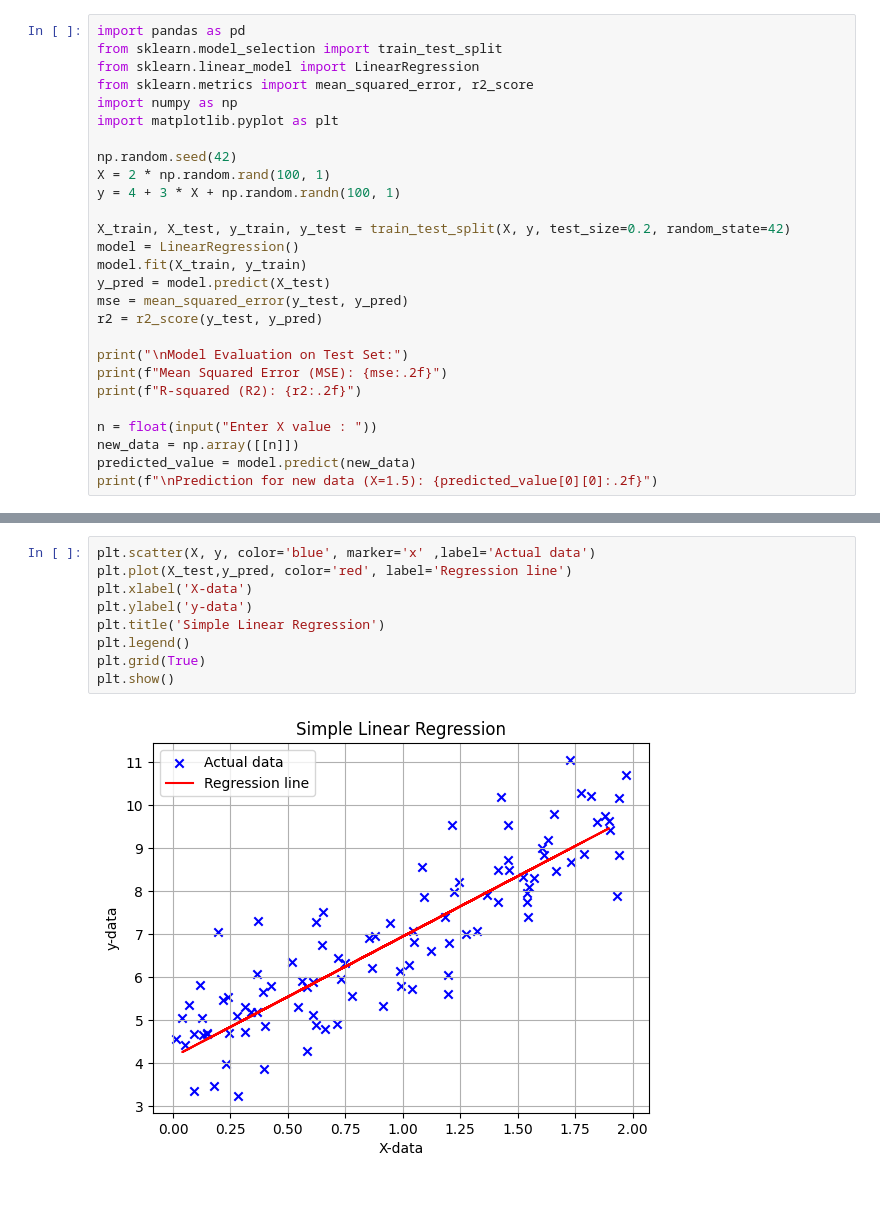
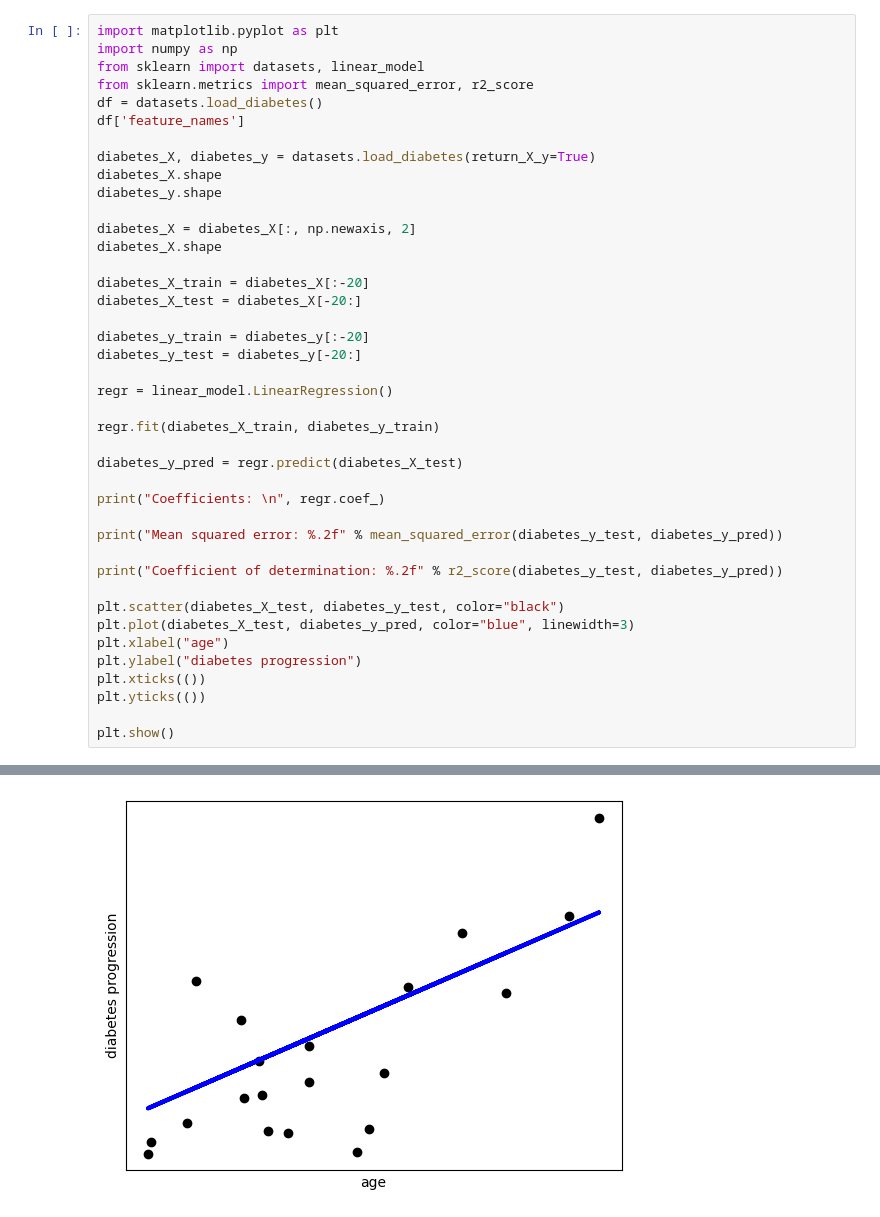
Before and after one commit to bhavanatheruvath/DSLAB, a Jupyter notebook: exp8.ipynb, the cells around one changed output, grey strips where cells are left out. Drawn from its saved outputs; the diff is of its cells as text.

```diff
--- a/exp8.ipynb
+++ b/exp8.ipynb
@@ -3,28 +3,42 @@
 # %%
-import pandas as pd
-from sklearn.model_selection import train_test_split
-from sklearn.linear_model import LinearRegression
+import matplotlib.pyplot as plt
+import numpy as np
+from sklearn import datasets, linear_model
 from sklearn.metrics import mean_squared_error, r2_score
-import numpy as np
-import matplotlib.pyplot as plt
+df = datasets.load_diabetes()
+df['feature_names']
 
-np.random.seed(42)
-X = 2 * np.random.rand(100, 1)
-y = 4 + 3 * X + np.random.randn(100, 1)
+diabetes_X, diabetes_y = datasets.load_diabetes(return_X_y=True)
+diabetes_X.shape
+diabetes_y.shape
 
-X_train, X_test, y_train, y_test = train_test_split(X, y, test_size=0.2, random_state=42)
-model = LinearRegression()
-model.fit(X_train, y_train)
-y_pred = model.predict(X_test)
-mse = mean_squared_error(y_test, y_pred)
-r2 = r2_score(y_test, y_pred)
+diabetes_X = diabetes_X[:, np.newaxis, 2]
+diabetes_X.shape
 
-print("\nModel Evaluation on Test Set:")
-print(f"Mean Squared Error (MSE): {mse:.2f}")
-print(f"R-squared (R2): {r2:.2f}")
+diabetes_X_train = diabetes_X[:-20]
+diabetes_X_test = diabetes_X[-20:]
 
-n = float(input("Enter X value : "))
-new_data = np.array([[n]])
-predicted_value = model.predict(new_data)
-print(f"\nPrediction for new data (X=1.5): {predicted_value[0][0]:.2f}")
+diabetes_y_train = diabetes_y[:-20]
+diabetes_y_test = diabetes_y[-20:]
+
+regr = linear_model.LinearRegression()
+
+regr.fit(diabetes_X_train, diabetes_y_train)
+
+diabetes_y_pred = regr.predict(diabetes_X_test)
+
+print("Coefficients: \n", regr.coef_)
+
+print("Mean squared error: %.2f" % mean_squared_error(diabetes_y_test, diabetes_y_pred))
+
+print("Coefficient of determination: %.2f" % r2_score(diabetes_y_test, diabetes_y_pred))
+
+plt.scatter(diabetes_X_test, diabetes_y_test, color="black")
+plt.plot(diabetes_X_test, diabetes_y_pred, color="blue", linewidth=3)
+plt.xlabel("age")
+plt.ylabel("diabetes progression")
+plt.xticks(())
+plt.yticks(())
+
+plt.show()
 # %% [output]
@@ -36,11 +49 @@ Prediction for new data (X=1.5): 18.14
+[figure, added]
-# %%
-plt.scatter(X, y, color='blue', marker='x' ,label='Actual data')
-plt.plot(X_test,y_pred, color='red', label='Regression line')
-plt.xlabel('X-data')
-plt.ylabel('y-data')
-plt.title('Simple Linear Regression')
-plt.legend()
-plt.grid(True)
-plt.show()
-# %% [output]
-[figure, removed]
```
Also changed, not shown: parts of 2 cells of this notebook, 1 other file.
